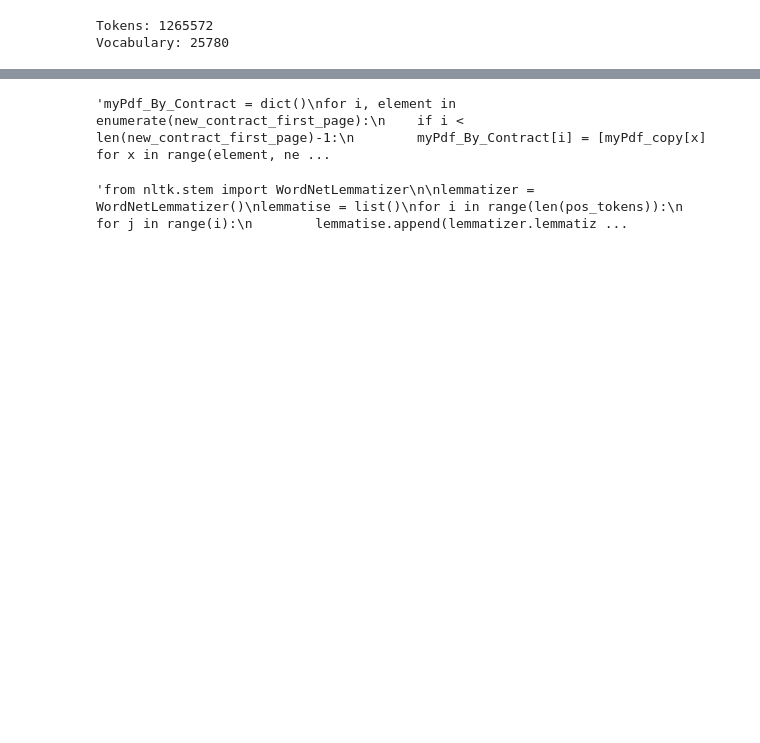
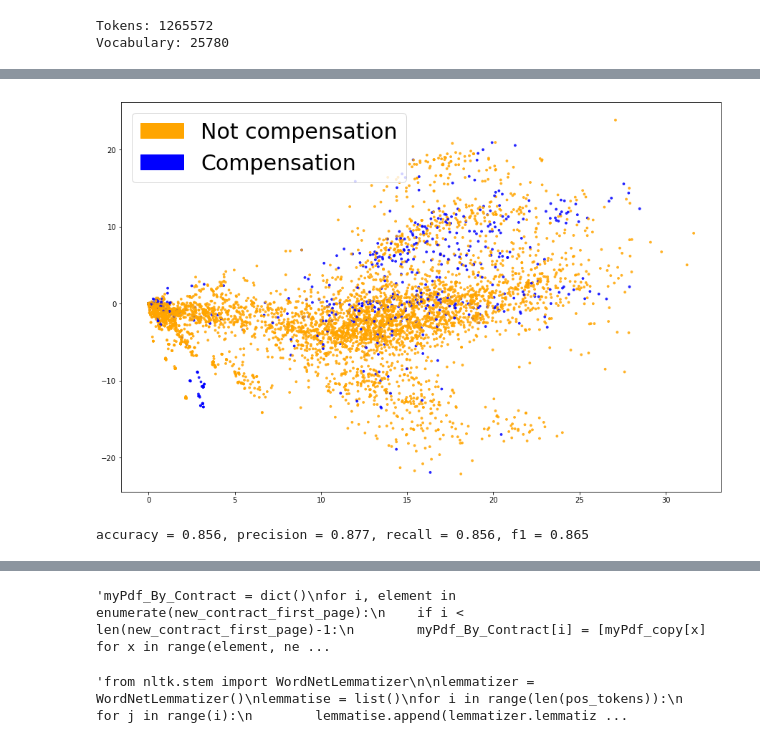
Before and after one commit to Anes31/NLP_LA_job, a Jupyter notebook: LA_Contracts.ipynb, the cells around one changed output, grey strips where cells are left out. Saved outputs shown, nothing was run; the diff lists cells and outputs as text; code cells hidden in the pictures; blank space fills up the shorter version.

```diff
--- a/LA_Contracts.ipynb
+++ b/LA_Contracts.ipynb
@@ -197,0 +209,3 @@ freq_dist.plot(50)
+# %%
+LAData_stemm['clean_content'] = LAData_stemm['stemm'].apply(lambda x: " ".join(word for word in x))
+LAData_stemm.head()
@@ -197,0 +220,44 @@ freq_dist.plot(50)
+# %%
+from sklearn.model_selection import train_test_split
+from sklearn.feature_extraction.text import CountVectorizer, TfidfVectorizer
+
+def cv(data):
+    count_vectorizer = CountVectorizer()
+
+    emb = count_vectorizer.fit_transform(data)
+
+    return emb, count_vectorizer
+
+list_corpus = LAData_stemm['clean_content'].tolist() #I have to pass on 'content' column but I have to clean it before
+list_labels = LAData_stemm['compensation'].tolist()
+
+X_train, X_test, y_train, y_test = train_test_split(list_corpus, list_labels, test_size=0.2, random_state=40)
+
+X_train_counts, count_vectorizer = cv(X_train)
+X_test_counts = count_vectorizer.transform(X_test)
+# %%
+from sklearn.decomposition import PCA, TruncatedSVD
+import matplotlib
+import matplotlib.pyplot as plt
+import matplotlib.patches as mpatches
+
+
+def plot_LSA(test_data, test_labels, savepath="PCA_demo.csv", plot=True):
+        lsa = TruncatedSVD(n_components=2)
+        lsa.fit(test_data)
+        lsa_scores = lsa.transform(test_data)
+        color_mapper = {label:idx for idx,label in enumerate(set(test_labels))}
+        color_column = [color_mapper[label] for label in test_labels]
+        colors = ['orange','blue','blue']
+        if plot:
+            plt.scatter(lsa_scores[:,0], lsa_scores[:,1], s=8, alpha=.8, c=test_labels, cmap=matplotlib.colors.ListedColormap(colors))
+            red_patch = mpatches.Patch(color='orange', label='Not compensation')
+            green_patch = mpatches.Patch(color='blue', label='Compensation')
+            plt.legend(handles=[red_patch, green_patch], prop={'size': 30})
+
+
+fig = plt.figure(figsize=(15, 10))
+plot_LSA(X_train_counts, y_train)
+plt.show()
+# %% [output]
+[figure, added]
@@ -197,0 +271,22 @@ freq_dist.plot(50)
+# %%
+from sklearn.metrics import accuracy_score, f1_score, precision_score, recall_score, classification_report
+
+def get_metrics(y_test, y_predicted):
+    # true positives / (true positives+false positives)
+    precision = precision_score(y_test, y_predicted, pos_label=None,
+                                    average='weighted')
+    # true positives / (true positives + false negatives)
+    recall = recall_score(y_test, y_predicted, pos_label=None,
+                              average='weighted')
+
+    # harmonic mean of precision and recall
+    f1 = f1_score(y_test, y_predicted, pos_label=None, average='weighted')
+
+    # true positives + true negatives/ total
+    accuracy = accuracy_score(y_test, y_predicted)
+    return accuracy, precision, recall, f1
+
+accuracy, precision, recall, f1 = get_metrics(y_test, y_predicted_counts)
+print("accuracy = %.3f, precision = %.3f, recall = %.3f, f1 = %.3f" % (accuracy, precision, recall, f1))
+# %% [output]
+accuracy = 0.856, precision = 0.877, recall = 0.856, f1 = 0.865
```
Also changed, not shown: parts of 13 cells of this notebook.
